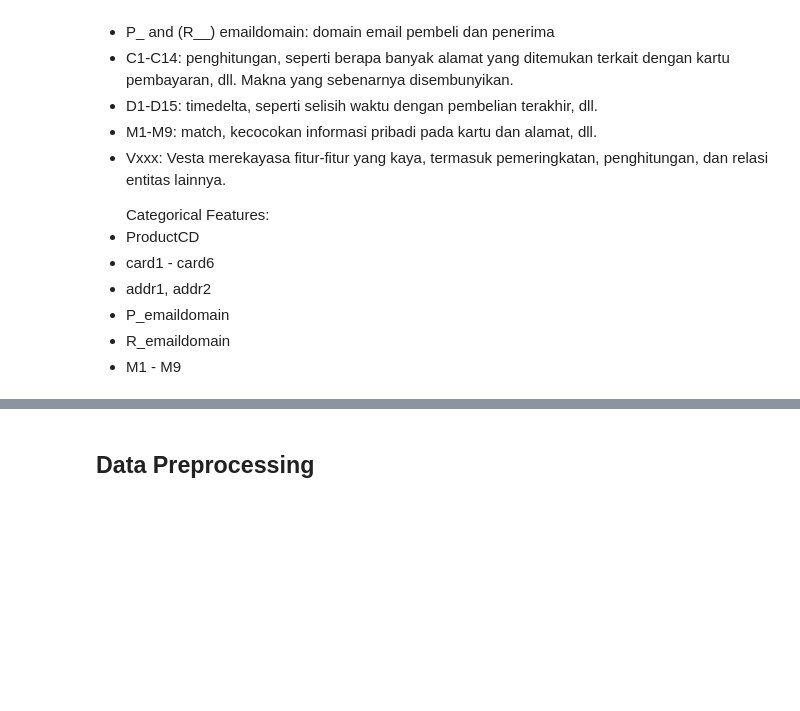
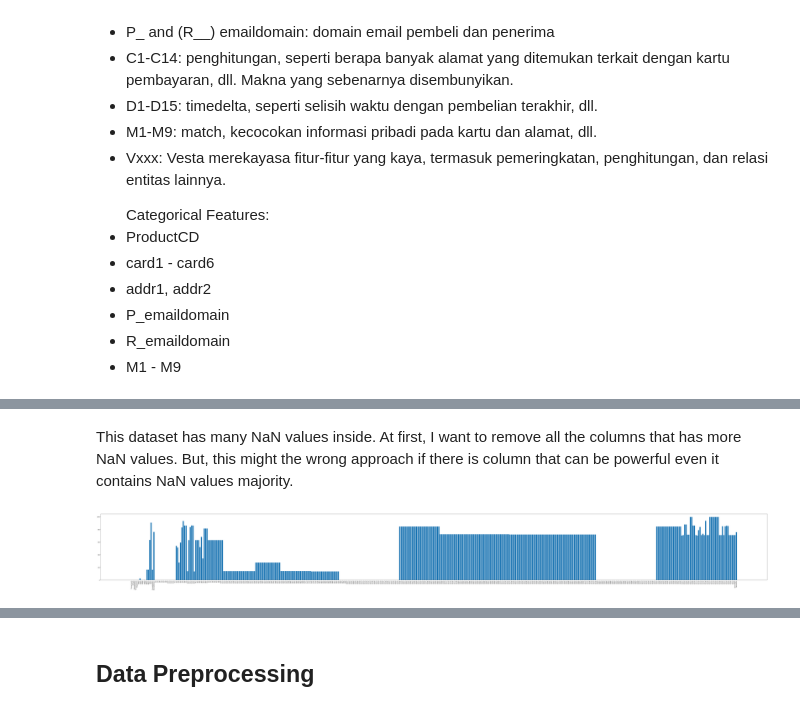
Before and after one commit to Ichsan4Fa/Fraud-Detection-Using-GNN, a Jupyter notebook: Fraud_Detection_Using_GNN.ipynb, the cells around one changed output, grey strips where cells are left out. Drawn from its saved outputs; the diff is of its cells as text; code cells hidden in the pictures; blank space fills up the shorter version.

```diff
--- a/Fraud_Detection_Using_GNN.ipynb
+++ b/Fraud_Detection_Using_GNN.ipynb
@@ -263,0 +278,11 @@ memory usage: 338.4+ KB
+# %% [markdown]
+This dataset has many NaN values inside. At first, I want to remove all the columns that has more NaN values. But, this might the wrong approach if there is column that can be powerful even it contains NaN values majority.
+# %%
+bar_x = training_df.columns
+bar_y = training_df.isna().sum()
+plt.figure(figsize=(100,10))
+plt.xticks(rotation=90)
+plt.bar(bar_x, bar_y)
+plt.show()
+# %% [output]
+[figure, added]
```
Also changed, not shown: parts of 18 cells of this notebook.
